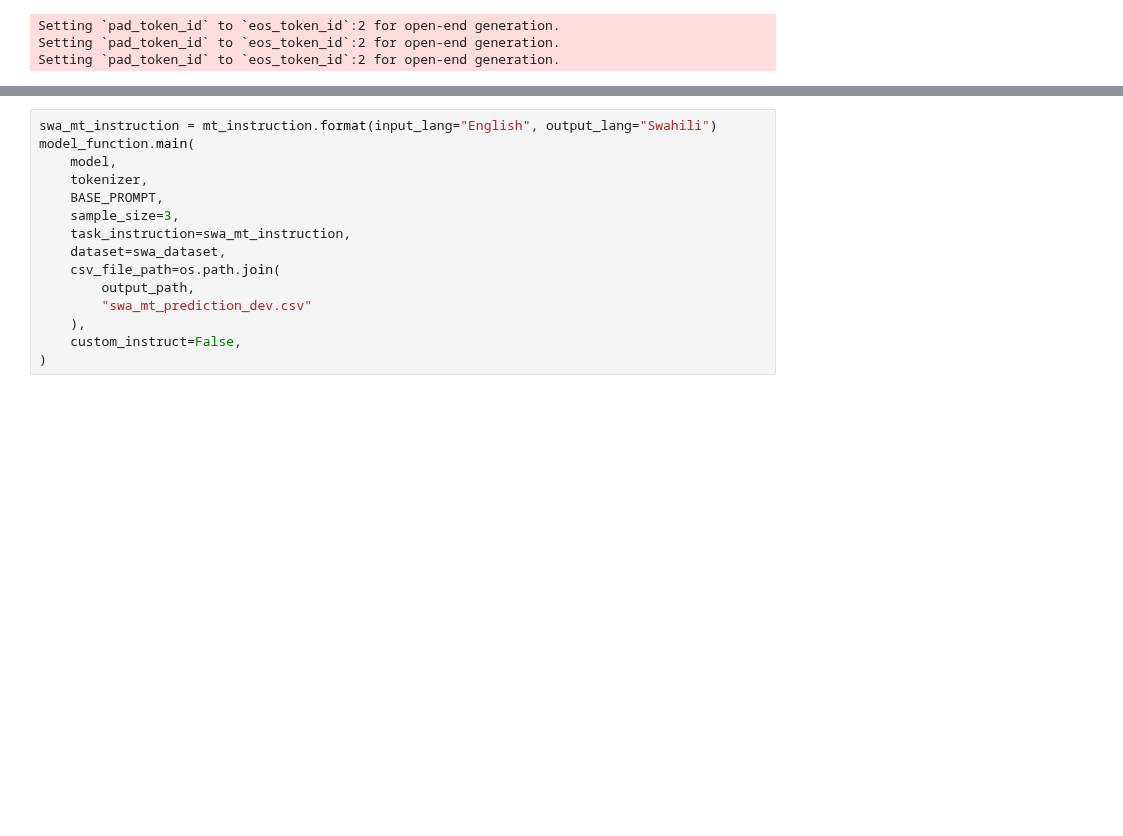
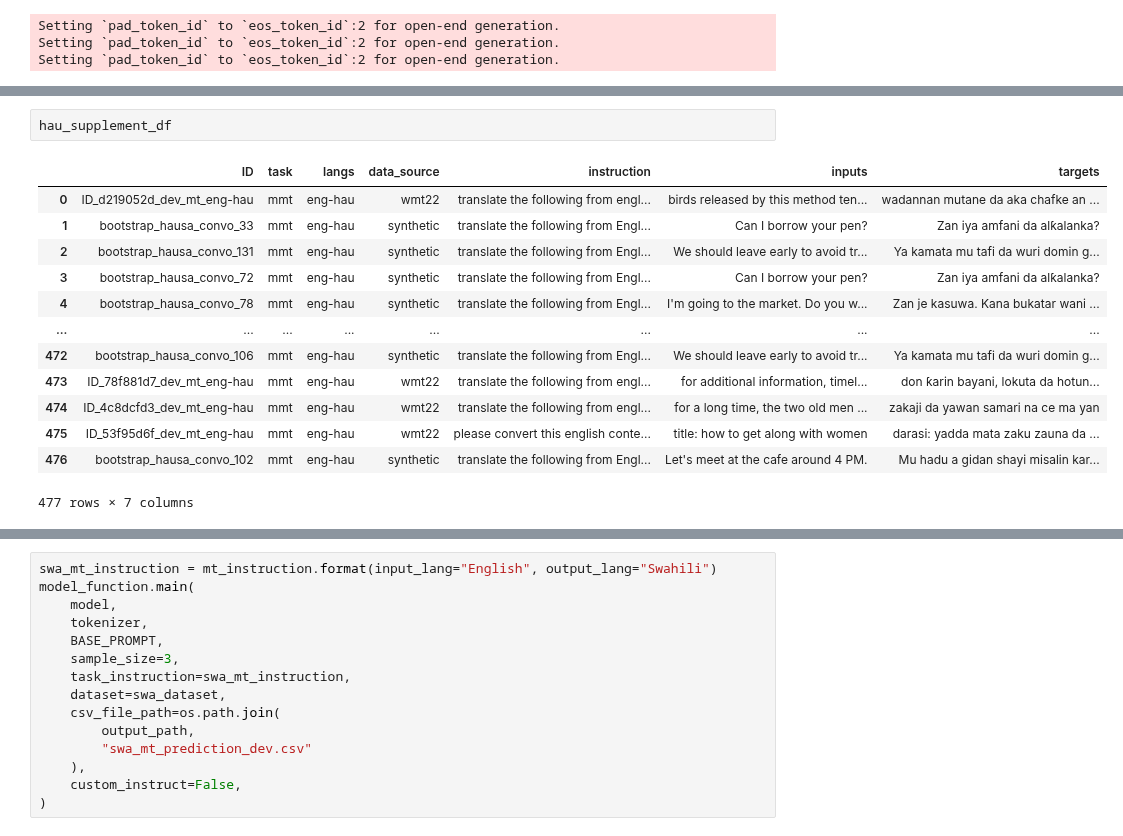
Before and after one commit to melissafasol/InkubaLM-Challenge, a Jupyter notebook: notebooks_ab/evaluation.ipynb, the cells around one changed output, grey strips where cells are left out. Saved outputs shown, nothing was run; the diff lists cells and outputs as text; blank space fills up the shorter version.

```diff
--- a/notebooks_ab/evaluation.ipynb
+++ b/notebooks_ab/evaluation.ipynb
@@ -220,0 +407,16 @@ Dataset({
+# %%
+hau_supplement_df
+# %% [output]
+|  | ID | task | langs | data_source | instruction | inputs | targets |
+| 0 | ID_d219052d_dev_mt_eng-hau | mmt | eng-hau | wmt22 | translate the following from engl... | birds released by this method ten... | wadannan mutane da aka chafke an ... |
+| 1 | bootstrap_hausa_convo_33 | mmt | eng-hau | synthetic | translate the following from Engl... | Can I borrow your pen? | Zan iya amfani da alƙalanka? |
+| 2 | bootstrap_hausa_convo_131 | mmt | eng-hau | synthetic | translate the following from Engl... | We should leave early to avoid tr... | Ya kamata mu tafi da wuri domin g... |
+| 3 | bootstrap_hausa_convo_72 | mmt | eng-hau | synthetic | translate the following from Engl... | Can I borrow your pen? | Zan iya amfani da alƙalanka? |
+| 4 | bootstrap_hausa_convo_78 | mmt | eng-hau | synthetic | translate the following from Engl... | I'm going to the market. Do you w... | Zan je kasuwa. Kana bukatar wani ... |
+| ... | ... | ... | ... | ... | ... | ... | ... |
+| 472 | bootstrap_hausa_convo_106 | mmt | eng-hau | synthetic | translate the following from Engl... | We should leave early to avoid tr... | Ya kamata mu tafi da wuri domin g... |
+| 473 | ID_78f881d7_dev_mt_eng-hau | mmt | eng-hau | wmt22 | translate the following from engl... | for additional information, timel... | don ƙarin bayani, lokuta da hotun... |
+| 474 | ID_4c8dcfd3_dev_mt_eng-hau | mmt | eng-hau | wmt22 | translate the following from engl... | for a long time, the two old men ... | zakaji da yawan samari na ce ma yan |
+| 475 | ID_53f95d6f_dev_mt_eng-hau | mmt | eng-hau | wmt22 | please convert this english conte... | title: how to get along with women | darasi: yadda mata zaku zauna da ... |
+| 476 | bootstrap_hausa_convo_102 | mmt | eng-hau | synthetic | translate the following from Engl... | Let's meet at the cafe around 4 PM. | Mu hadu a gidan shayi misalin kar... |
+477 rows × 7 columns
```
Also changed, not shown: parts of 26 cells of this notebook.
